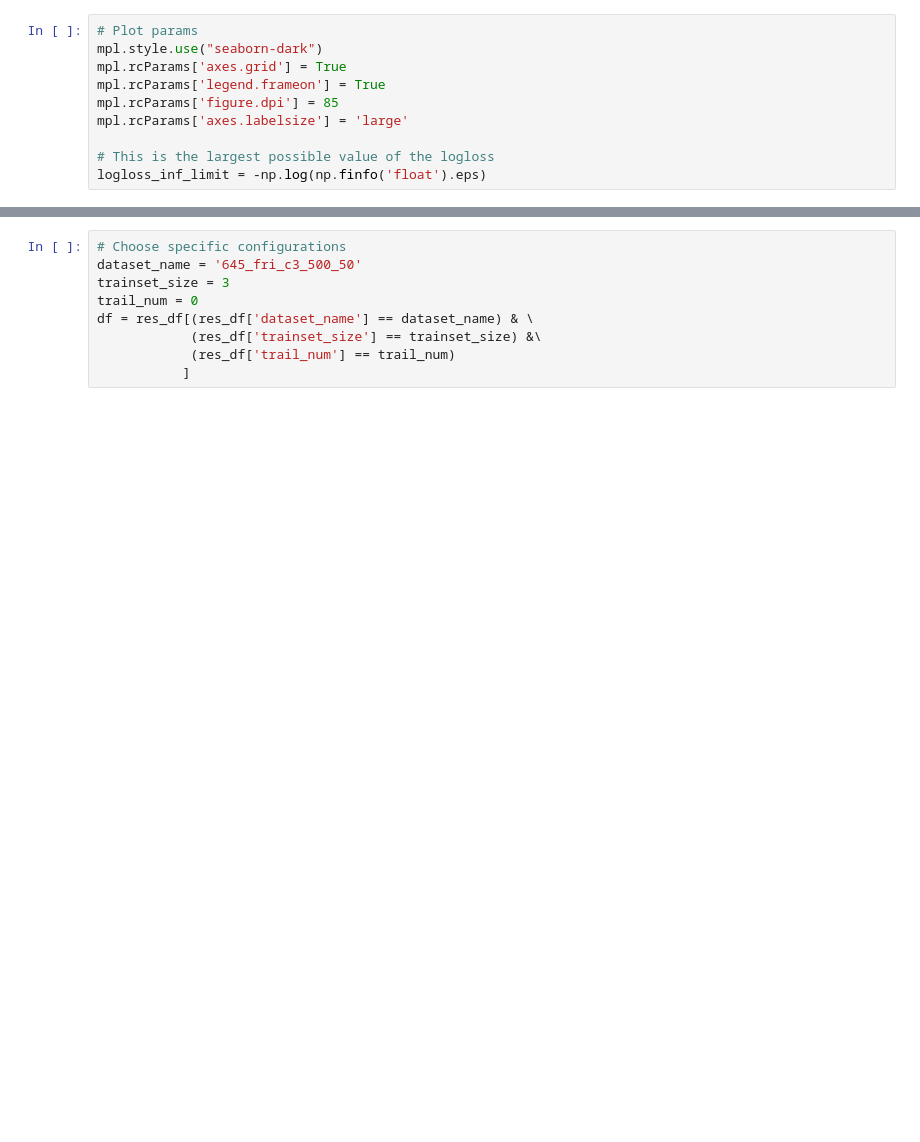
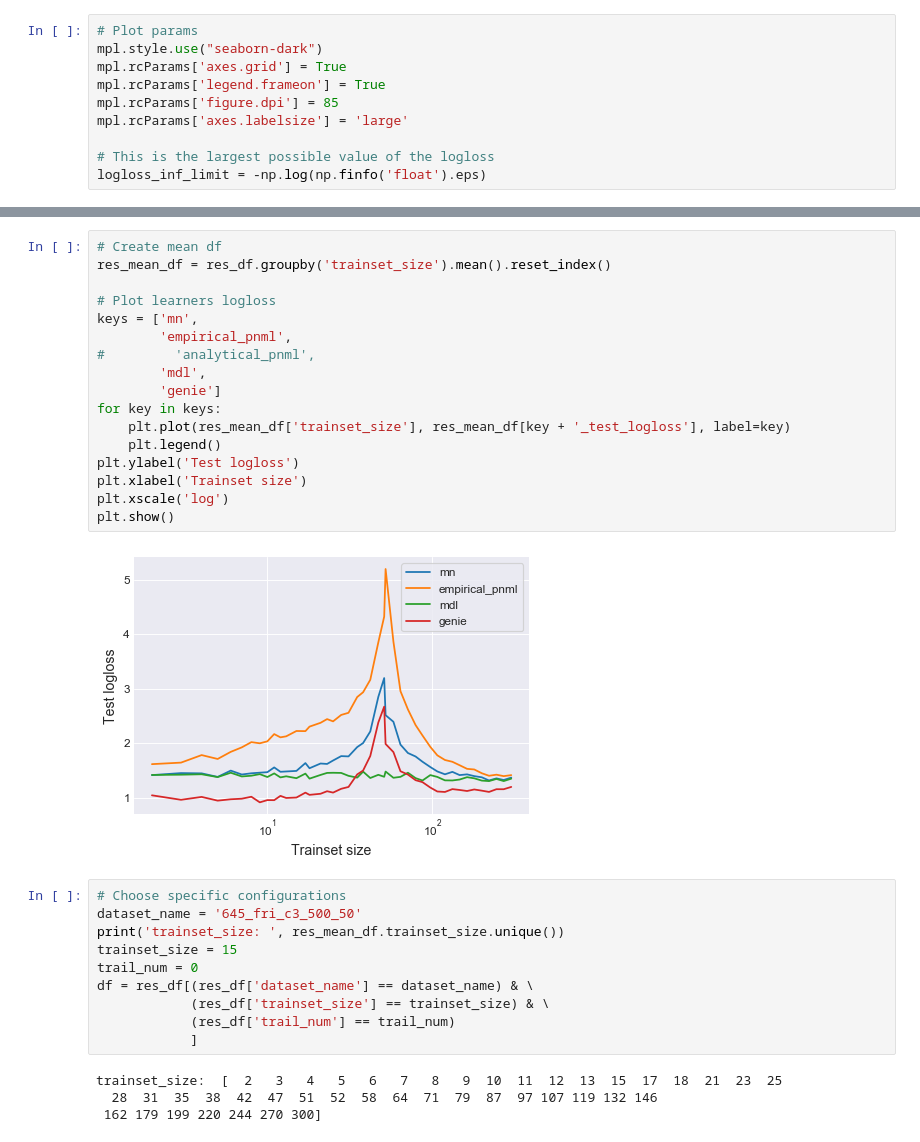
Before and after one commit to kobybibas/pnml_linear_regression_simulation, a Jupyter notebook: notebooks/single_real_data.ipynb, the cells around one changed output, grey strips where cells are left out. Cells and saved outputs as stored; diff of their text form; blank space fills up the shorter version.

```diff
--- a/notebooks/single_real_data.ipynb
+++ b/notebooks/single_real_data.ipynb
@@ -46,9 +43,33 @@ Index(['dataset_name', 'trainset_size', 'trail_num', 'valset_size',
+# %%
+# Create mean df
+res_mean_df = res_df.groupby('trainset_size').mean().reset_index()
+
+# Plot learners logloss
+keys = ['mn',
+        'empirical_pnml',
+#         'analytical_pnml',
+        'mdl',
+        'genie']
+for key in keys:
+    plt.plot(res_mean_df['trainset_size'], res_mean_df[key + '_test_logloss'], label=key)
+    plt.legend()
+plt.ylabel('Test logloss')
+plt.xlabel('Trainset size')
+plt.xscale('log')
+plt.show()
+# %% [output]
+[figure, added]
 # %%
 # Choose specific configurations
 dataset_name = '645_fri_c3_500_50'
-trainset_size = 3
+print('trainset_size: ', res_mean_df.trainset_size.unique())
+trainset_size = 15
 trail_num = 0
 df = res_df[(res_df['dataset_name'] == dataset_name) & \
-            (res_df['trainset_size'] == trainset_size) &\
+            (res_df['trainset_size'] == trainset_size) & \
             (res_df['trail_num'] == trail_num)
-           ]
+            ]
+# %% [output]
+trainset_size:  [  2   3   4   5   6   7   8   9  10  11  12  13  15  17  18  21  23  25
+  28  31  35  38  42  47  51  52  58  64  71  79  87  97 107 119 132 146
+ 162 179 199 220 244 270 300]
```
Also changed, not shown: parts of 8 cells of this notebook, 10 other files.
